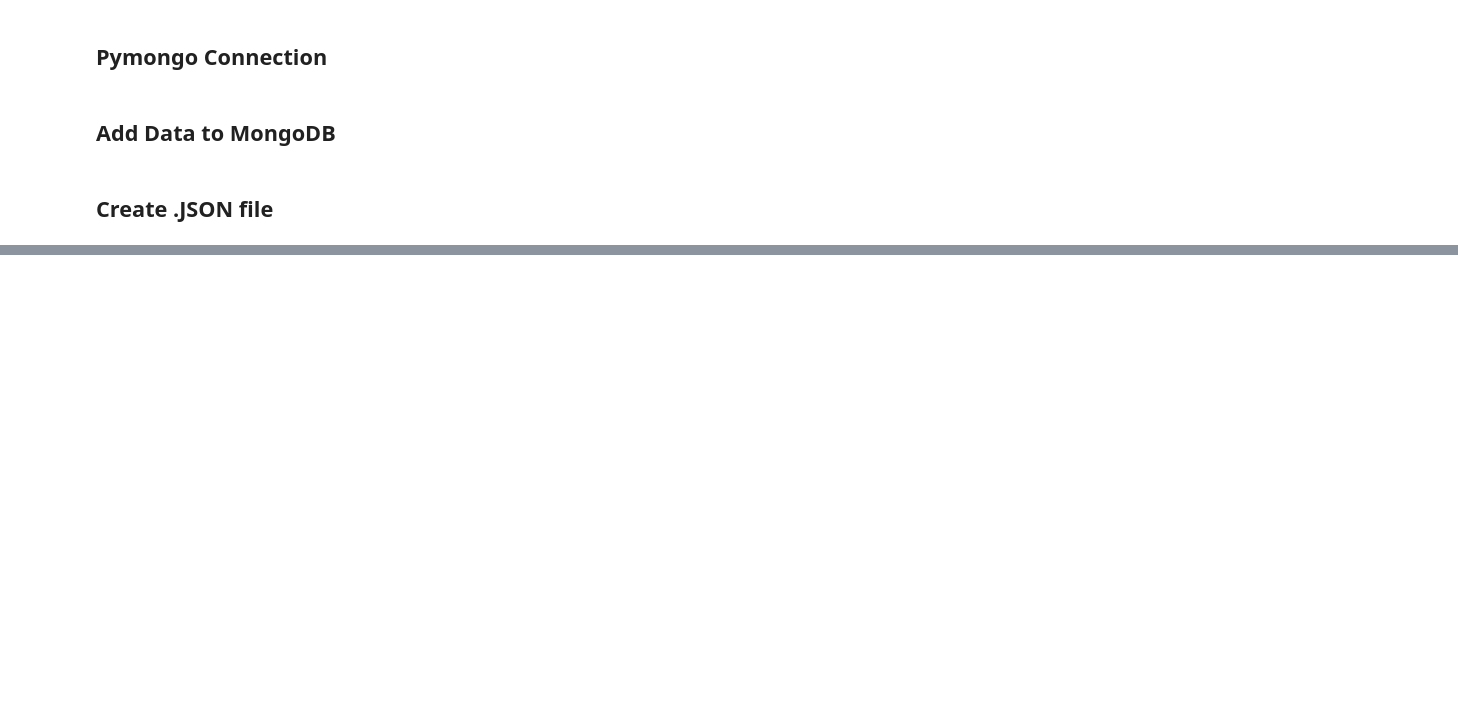
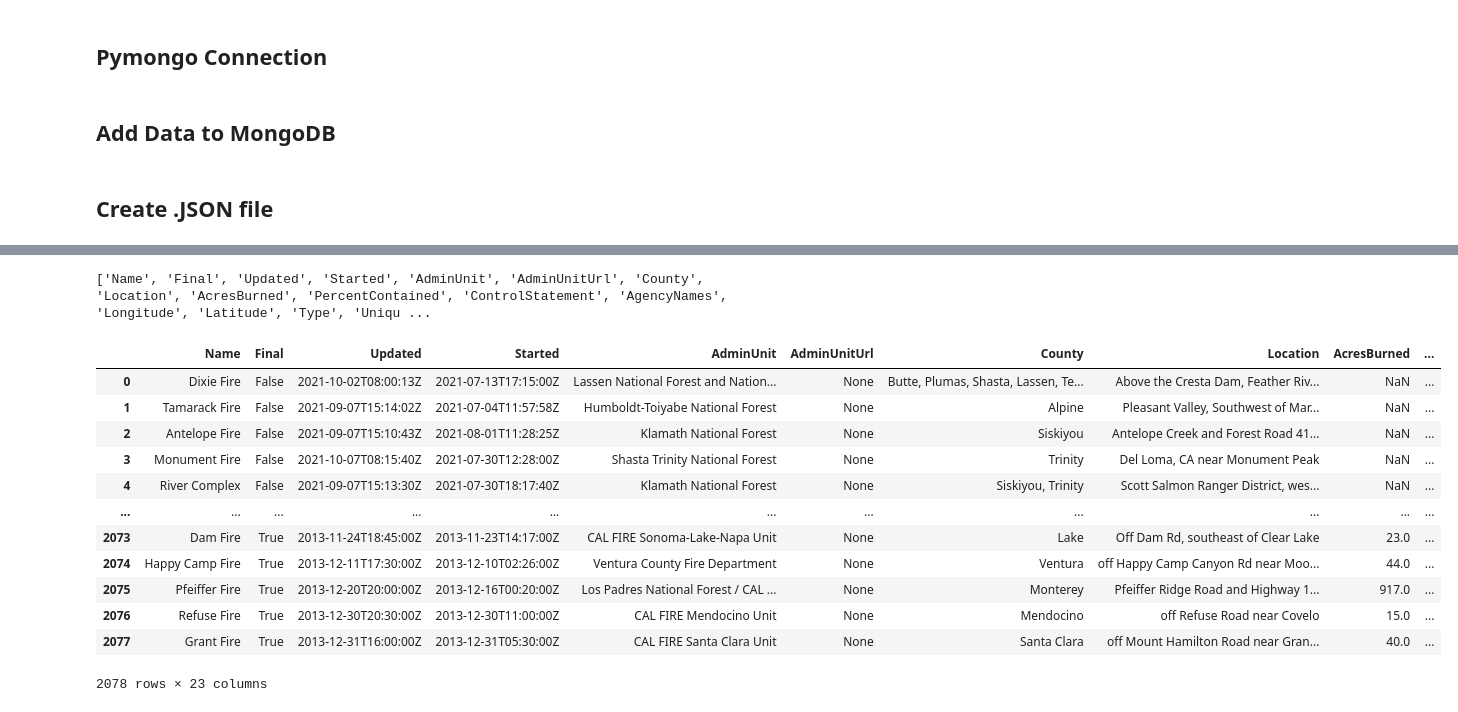
Before and after one commit to josephchancey/ca-fire-dashboard, a Jupyter notebook: jupyter/starting-analysis.ipynb, the cells around one changed output, grey strips where cells are left out. Drawn from its saved outputs; the diff is of its cells as text; code cells hidden in the pictures; blank space fills up the shorter version.

```diff
--- a/jupyter/starting-analysis.ipynb
+++ b/jupyter/starting-analysis.ipynb
@@ -137,0 +180,45 @@ with open('../data/fires.json', 'w') as file:
+# %%
+columns=list(fireData)
+print(columns)
+# %% [output]
+['Name', 'Final', 'Updated', 'Started', 'AdminUnit', 'AdminUnitUrl', 'County', 'Location', 'AcresBurned', 'PercentContained', 'ControlStatement', 'AgencyNames', 'Longitude', 'Latitude', 'Type', 'Uniqu ...
+# %%
+# create a column that contains the duration of each fire
+# first convert the date columns to datetime
+fireData["ExtinguishedDateOnly"] = pd.to_datetime(fireData["ExtinguishedDateOnly"])
+fireData["StartedDateOnly"] = pd.to_datetime(fireData["StartedDateOnly"])
+
+# subtract the two dates
+fireData["Duration(Days)"] = fireData["ExtinguishedDateOnly"] - fireData["StartedDateOnly"]
+# %%
+# convert duration to string and remove "days"
+fireData["Duration(Days)"] = fireData["Duration(Days)"].astype(str)
+fireData["Duration(Days)"] = fireData["Duration(Days)"].str.replace("days","")
+
+# convert NaT to NaN and convert back to float
+fireData["Duration(Days)"] = fireData["Duration(Days)"].replace(["NaT"],"NaN")
+fireData["Duration(Days)"] = fireData["Duration(Days)"].astype(float)
+
+# add 1 day so fires that start and end on the same day do not equal 0
+fireData["Duration(Days)"] = fireData["Duration(Days)"] + 1
+
+# create a column that holds the year of each start date
+fireData["Year"] = fireData["StartedDateOnly"].dt.year
+
+fireData = fireData.drop("ExtinguishedDateOnly",1)
+fireData = fireData.drop("StartedDateOnly",1)
+fireData
+# %% [output]
+|  | Name | Final | Updated | Started | AdminUnit | AdminUnitUrl | County | Location | AcresBurned | ... |
+| 0 | Dixie Fire | False | 2021-10-02T08:00:13Z | 2021-07-13T17:15:00Z | Lassen National Forest and Nation... | None | Butte, Plumas, Shasta, Lassen, Te... | Above the Cresta Dam, Feather Riv... | NaN | ... |
+| 1 | Tamarack Fire | False | 2021-09-07T15:14:02Z | 2021-07-04T11:57:58Z | Humboldt-Toiyabe National Forest | None | Alpine | Pleasant Valley, Southwest of Mar... | NaN | ... |
+| 2 | Antelope Fire | False | 2021-09-07T15:10:43Z | 2021-08-01T11:28:25Z | Klamath National Forest | None | Siskiyou | Antelope Creek and Forest Road 41... | NaN | ... |
+| 3 | Monument Fire | False | 2021-10-07T08:15:40Z | 2021-07-30T12:28:00Z | Shasta Trinity National Forest | None | Trinity | Del Loma, CA near Monument Peak | NaN | ... |
+| 4 | River Complex | False | 2021-09-07T15:13:30Z | 2021-07-30T18:17:40Z | Klamath National Forest | None | Siskiyou, Trinity | Scott Salmon Ranger District, wes... | NaN | ... |
+| ... | ... | ... | ... | ... | ... | ... | ... | ... | ... | ... |
+| 2073 | Dam Fire | True | 2013-11-24T18:45:00Z | 2013-11-23T14:17:00Z | CAL FIRE Sonoma-Lake-Napa Unit | None | Lake | Off Dam Rd, southeast of Clear Lake | 23.0 | ... |
+| 2074 | Happy Camp Fire | True | 2013-12-11T17:30:00Z | 2013-12-10T02:26:00Z | Ventura County Fire Department | None | Ventura | off Happy Camp Canyon Rd near Moo... | 44.0 | ... |
+| 2075 | Pfeiffer Fire | True | 2013-12-20T20:00:00Z | 2013-12-16T00:20:00Z | Los Padres National Forest / CAL ... | None | Monterey | Pfeiffer Ridge Road and Highway 1... | 917.0 | ... |
+| 2076 | Refuse Fire | True | 2013-12-30T20:30:00Z | 2013-12-30T11:00:00Z | CAL FIRE Mendocino Unit | None | Mendocino | off Refuse Road near Covelo | 15.0 | ... |
+| 2077 | Grant Fire | True | 2013-12-31T16:00:00Z | 2013-12-31T05:30:00Z | CAL FIRE Santa Clara Unit | None | Santa Clara | off Mount Hamilton Road near Gran... | 40.0 | ... |
+2078 rows × 23 columns
```
Also changed, not shown: parts of 9 cells of this notebook, 1 other file.
